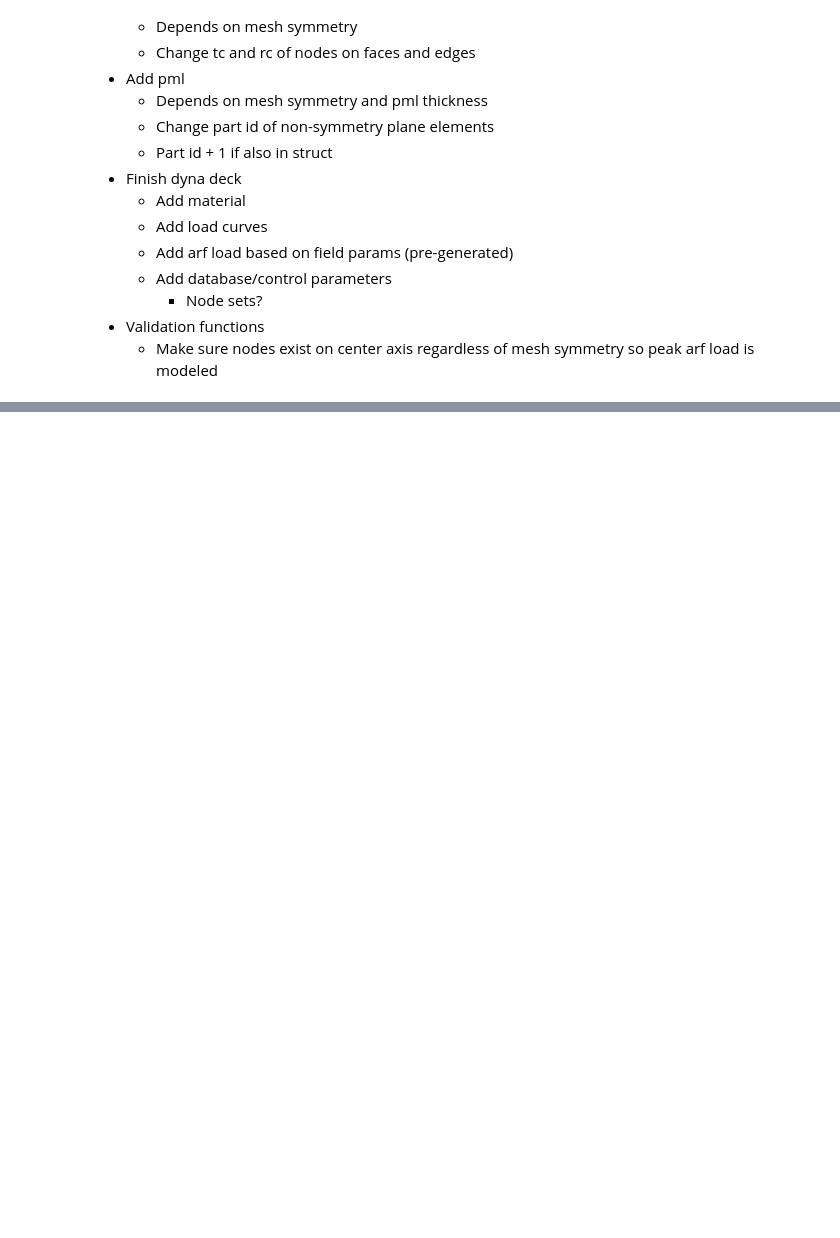
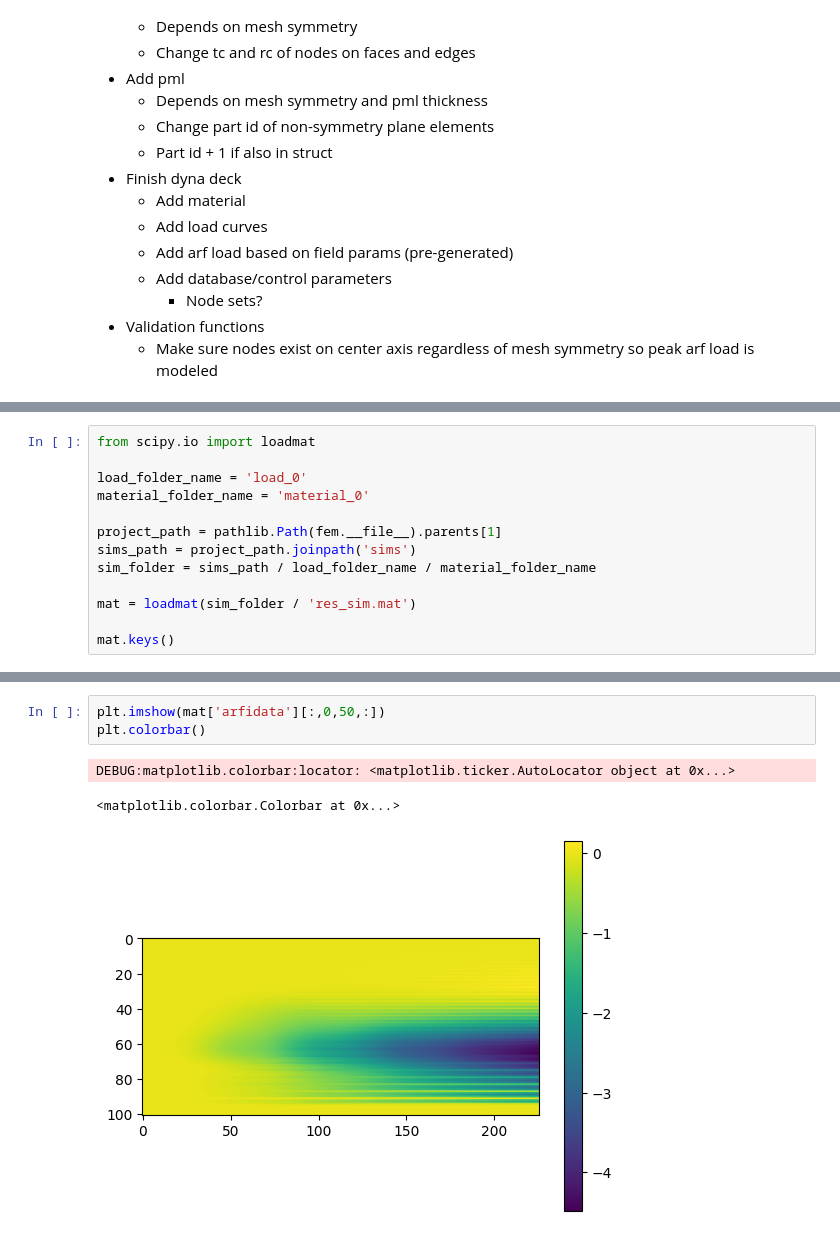
Before and after one commit to mlp6/fem, a Jupyter notebook: notebooks/top_load_test.ipynb, the cells around one changed output, grey strips where cells are left out. Saved outputs shown, nothing was run; the diff lists cells and outputs as text; blank space fills up the shorter version.

```diff
--- a/notebooks/top_load_test.ipynb
+++ b/notebooks/top_load_test.ipynb
@@ -93,0 +182,13 @@ mesh.write_all_dyna_cards(sims_path, load_folder_name, material_folder_name)
+# %%
+from scipy.io import loadmat
+
+load_folder_name = 'load_0'
+material_folder_name = 'material_0'
+
+project_path = pathlib.Path(fem.__file__).parents[1]
+sims_path = project_path.joinpath('sims')
+sim_folder = sims_path / load_folder_name / material_folder_name
+
+mat = loadmat(sim_folder / 'res_sim.mat')
+
+mat.keys()
@@ -93,0 +221,7 @@ mesh.write_all_dyna_cards(sims_path, load_folder_name, material_folder_name)
+# %%
+plt.imshow(mat['arfidata'][:,0,50,:])
+plt.colorbar()
+# %% [output]
+DEBUG:matplotlib.colorbar:locator: <matplotlib.ticker.AutoLocator object at 0x...>
+<matplotlib.colorbar.Colorbar at 0x...>
+[figure, added]
```
Also changed, not shown: parts of 8 cells of this notebook.
